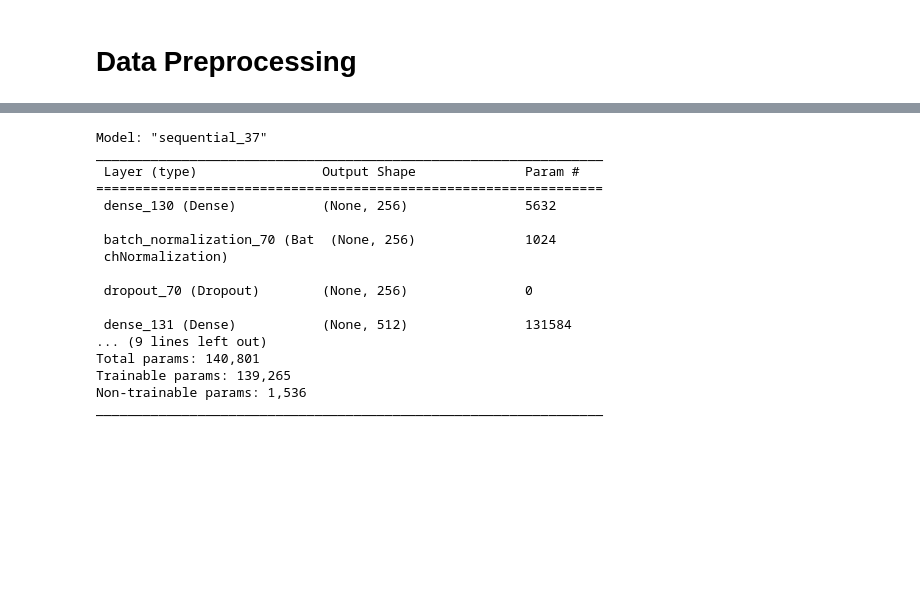
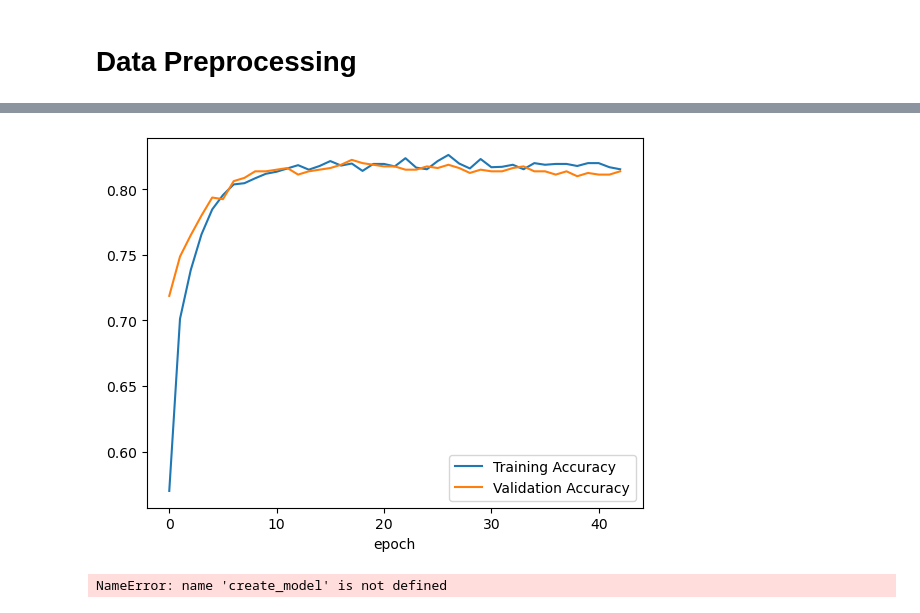
Before and after one commit to isaacebi/Car-Insurance-Cold-Calls, a Jupyter notebook: notebooks/2.2-ie-Sequential-model.ipynb, the cells around one changed output, grey strips where cells are left out. Saved outputs shown, nothing was run; the diff lists cells and outputs as text; code cells hidden in the pictures; blank space fills up the shorter version.

Commit message:
Update 2.2-ie-Sequential-model.ipynb
model testing but ended up on hold due to large value to be optimized,

solution: creating a simple model

```diff
--- a/notebooks/2.2-ie-Sequential-model.ipynb
+++ b/notebooks/2.2-ie-Sequential-model.ipynb
@@ -192,20 +192,23 @@ model_output = 1 # len(np.unique(y_train, axis=0)) # alternative len(df.target.u
 model = Sequential()
 model.add(Input(shape=input_shape))
 
-model.add(Dense(256, activation='relu'))
+# idea 1: increase neuron till accuracy hit 80 then increase the layer to 90 for 50 epochs
+
+model.add(Dense(128, activation='relu'))
 model.add(BatchNormalization())
-model.add(Dropout(0.3))
+model.add(Dropout(0.7))
 
-model.add(Dense(512, activation='relu'))
+model.add(Dense(64, activation='relu'))
 model.add(BatchNormalization())
 model.add(Dropout(0.3))
 
 model.add(Dense(model_output, activation='sigmoid'))
 model.compile(optimizer='adam', loss='categorical_crossentropy', metrics=['accuracy'])
-model.fit(
+hist = model.fit(
     x_train, y_train,
+    verbose=0,
     epochs=50,
-    batch_size=32,
+    batch_size=128,
     validation_data=(x_test, y_test),
     callbacks=[EarlyStopping(monitor='val_accuracy', patience=25, restore_best_weights=True)]
 )
@@ -237 +221,10 @@ manual_keras - Test Accuracy: 0.8237
+# %%
+plt.figure()
+plt.plot(hist.history['accuracy'])
+plt.plot(hist.history['val_accuracy'])
+plt.xlabel('epoch')
+plt.legend(['Training Accuracy', 'Validation Accuracy'])
+plt.show()
+# %% [output]
+[figure, added]
 # %%
@@ -262,29 +255,9 @@ def create_model(input_shape, model_output):
 early_callback, tensorboard_callbacks = callbacks(LOGS_PATH, patience=100)
 # %%
 clf = KerasClassifier(
-    build_fn=lambda : create_model(input_shape, model_output),
-    epochs=10,
-    batch_size=32,
+    build_fn=create_model,
     callbacks=[early_callback, tensorboard_callbacks],
     verbose=0
 )
+# %% [output]
+NameError: name 'create_model' is not defined
-# %%
-clf.build_fn().summary()
-# %% [output]
-Model: "sequential_37"
-_________________________________________________________________
- Layer (type)                Output Shape              Param #
-=================================================================
- dense_130 (Dense)           (None, 256)               5632
-
- batch_normalization_70 (Bat  (None, 256)              1024
- chNormalization)
-
- dropout_70 (Dropout)        (None, 256)               0
-
- dense_131 (Dense)           (None, 512)               131584
-... (9 lines left out)
-Total params: 140,801
-Trainable params: 139,265
-Non-trainable params: 1,536
-_________________________________________________________________
```
Also changed, not shown: parts of 8 cells of this notebook.
